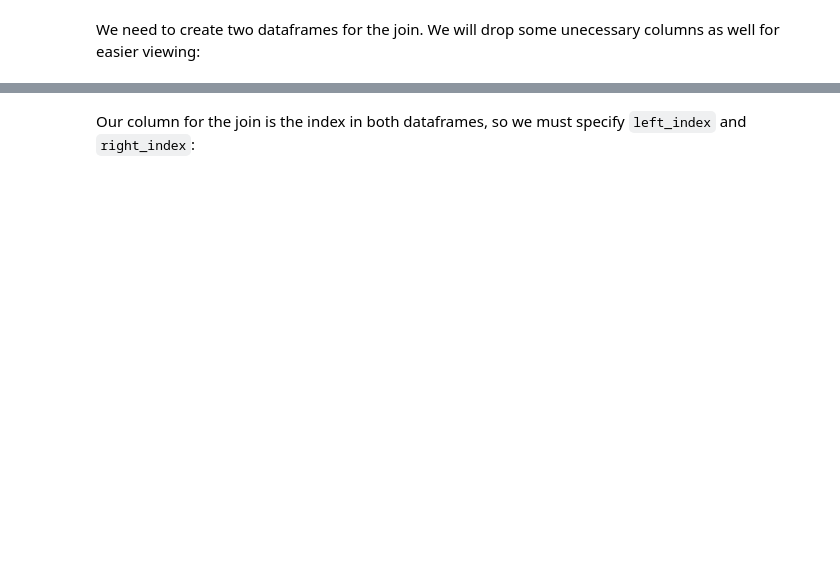
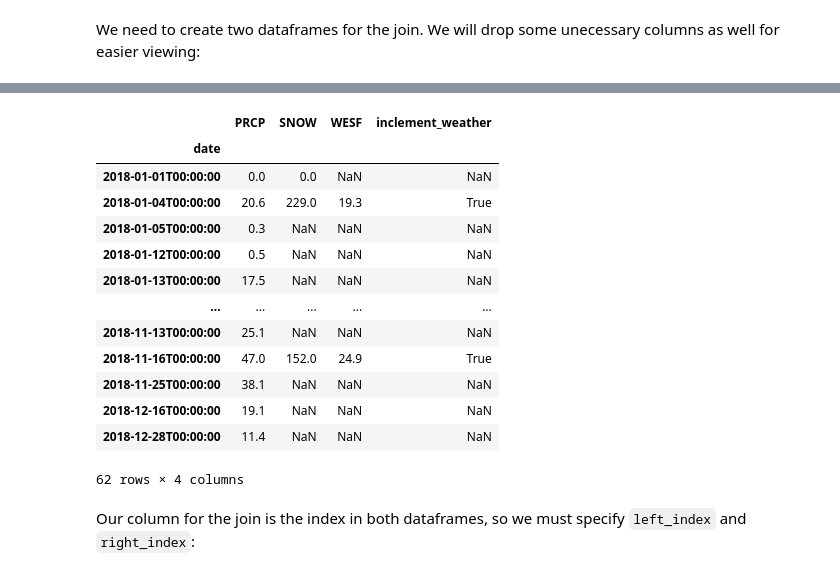
Before and after one commit to aparrarozo/Hands-On-Data-Analysis-with-Pandas-2nd-edition, a Jupyter notebook: ch_04/1-querying_and_merging.ipynb, the cells around one changed output, grey strips where cells are left out. Drawn from its saved outputs; the diff is of its cells as text; code cells hidden in the pictures; blank space fills up the shorter version.

```diff
--- a/ch_04/1-querying_and_merging.ipynb
+++ b/ch_04/1-querying_and_merging.ipynb
@@ -196,3 +301,20 @@ station_with_wesf = dirty_data.query('station == "?"').drop(columns=['station',
+# %%
+station_with_wesf
+# %% [output]
+|  | PRCP | SNOW | WESF | inclement_weather |
+| date |  |  |  |  |
+| 2018-01-01T00:00:00 | 0.0 | 0.0 | NaN | NaN |
+| 2018-01-04T00:00:00 | 20.6 | 229.0 | 19.3 | True |
+| 2018-01-05T00:00:00 | 0.3 | NaN | NaN | NaN |
+| 2018-01-12T00:00:00 | 0.5 | NaN | NaN | NaN |
+| 2018-01-13T00:00:00 | 17.5 | NaN | NaN | NaN |
+| ... | ... | ... | ... | ... |
+| 2018-11-13T00:00:00 | 25.1 | NaN | NaN | NaN |
+| 2018-11-16T00:00:00 | 47.0 | 152.0 | 24.9 | True |
+| 2018-11-25T00:00:00 | 38.1 | NaN | NaN | NaN |
+| 2018-12-16T00:00:00 | 19.1 | NaN | NaN | NaN |
+| 2018-12-28T00:00:00 | 11.4 | NaN | NaN | NaN |
+62 rows × 4 columns
 # %% [markdown]
 Our column for the join is the index in both dataframes, so we must specify `left_index` and `right_index`:
 # %%
```
Also changed, not shown: parts of 32 cells of this notebook, 1 other file.
